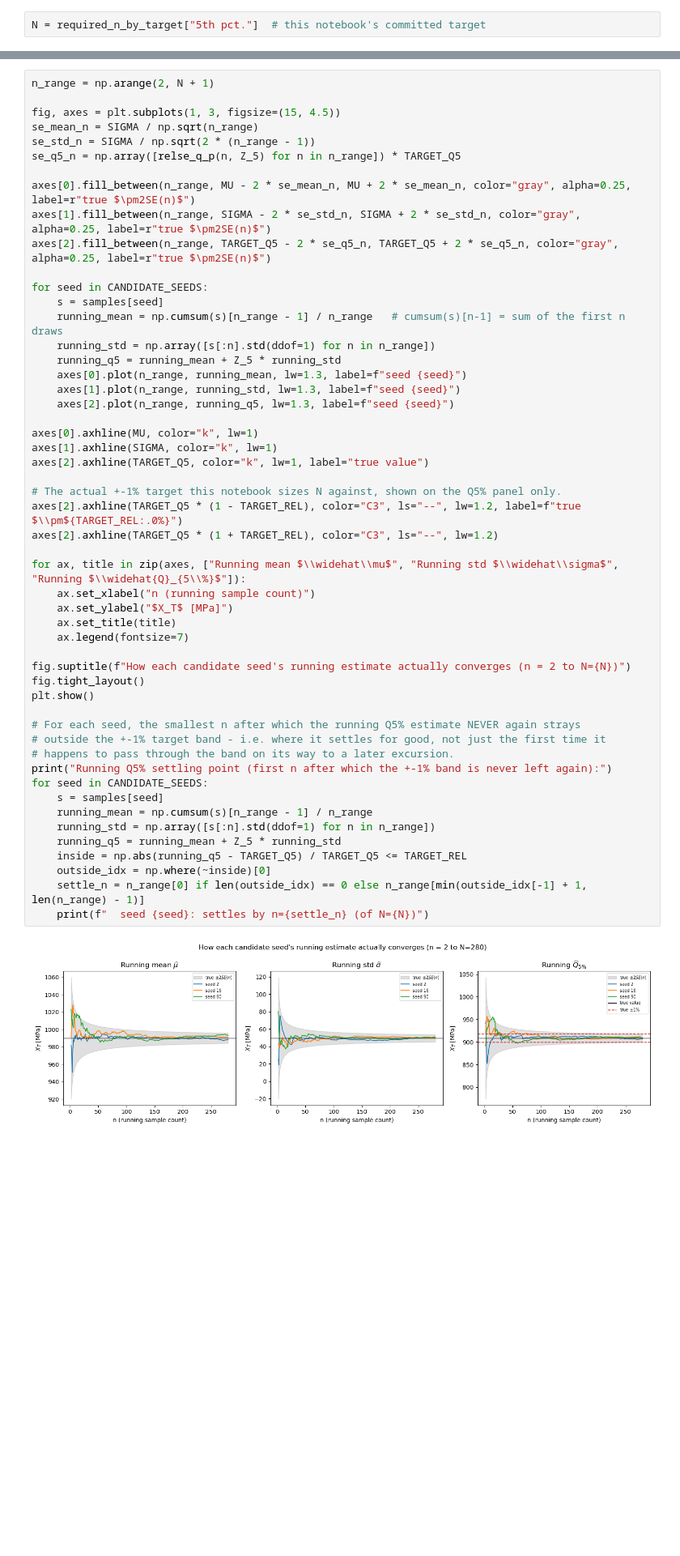
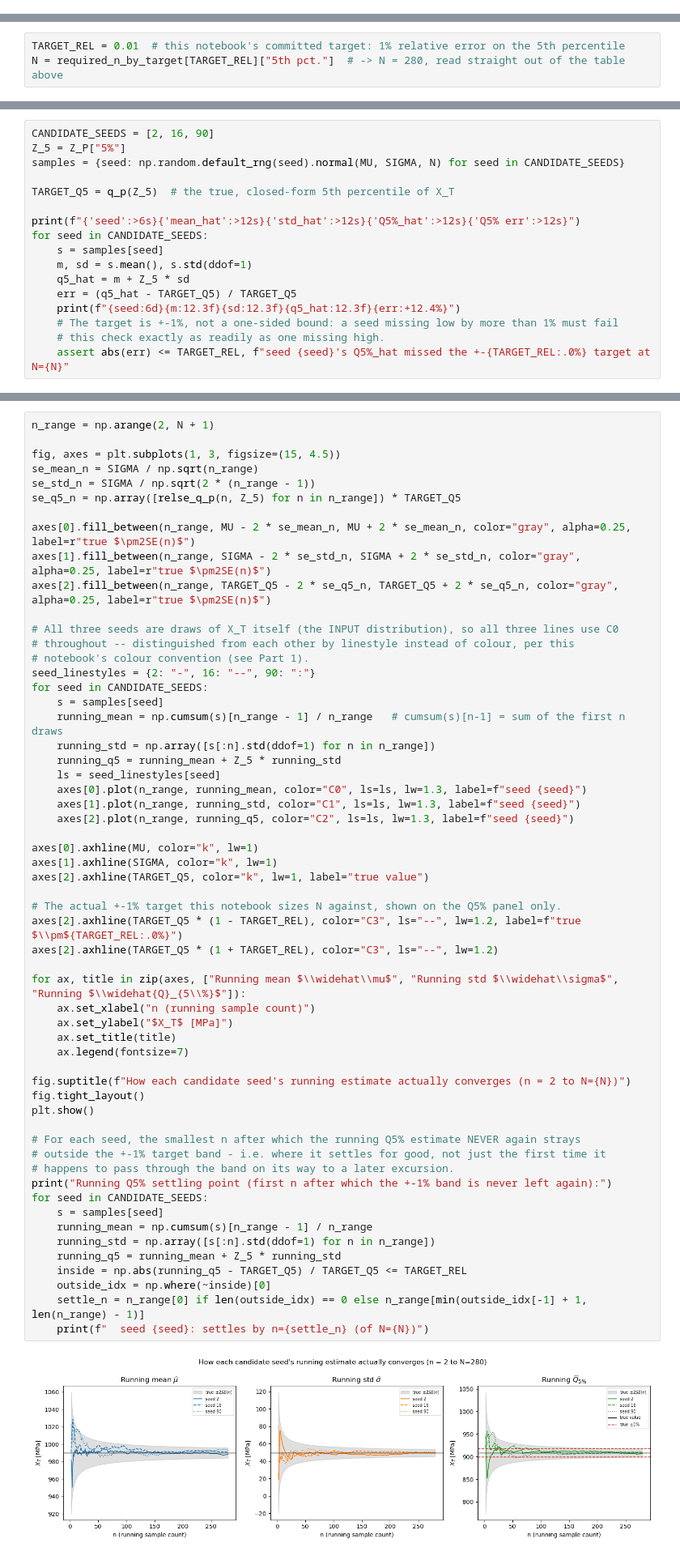
Before and after one commit to fmamitrotta/progressive-damage-uq-jupyter, a Jupyter notebook: notebooks/02_monte_carlo_fiber_strength.ipynb, the cells around one changed output, grey strips where cells are left out. Shown at 81% size. Cells and saved outputs as stored; diff of their text form; blank space fills up the shorter version.

```diff
--- a/notebooks/02_monte_carlo_fiber_strength.ipynb
+++ b/notebooks/02_monte_carlo_fiber_strength.ipynb
@@ -628,2 +0,0 @@ problem, with no closed form to lean on, would actually require.
-# %%
-N = required_n_by_target["5th pct."]  # this notebook's committed target
@@ -656,0 +660,3 @@ for seed in CANDIDATE_SEEDS:
+# %%
+TARGET_REL = 0.01  # this notebook's committed target: 1% relative error on the 5th percentile
+N = required_n_by_target[TARGET_REL]["5th pct."]  # -> N = 280, read straight out of the table above
@@ -656,0 +670,17 @@ for seed in CANDIDATE_SEEDS:
+# %%
+CANDIDATE_SEEDS = [2, 16, 90]
+Z_5 = Z_P["5%"]
+samples = {seed: np.random.default_rng(seed).normal(MU, SIGMA, N) for seed in CANDIDATE_SEEDS}
+
+TARGET_Q5 = q_p(Z_5)  # the true, closed-form 5th percentile of X_T
+
+print(f"{'seed':>6s}{'mean_hat':>12s}{'std_hat':>12s}{'Q5%_hat':>12s}{'Q5% err':>12s}")
+for seed in CANDIDATE_SEEDS:
+    s = samples[seed]
+    m, sd = s.mean(), s.std(ddof=1)
+    q5_hat = m + Z_5 * sd
+    err = (q5_hat - TARGET_Q5) / TARGET_Q5
+    print(f"{seed:6d}{m:12.3f}{sd:12.3f}{q5_hat:12.3f}{err:+12.4%}")
+    # The target is +-1%, not a one-sided bound: a seed missing low by more than 1% must fail
+    # this check exactly as readily as one missing high.
+    assert abs(err) <= TARGET_REL, f"seed {seed}'s Q5%_hat missed the +-{TARGET_REL:.0%} target at N={N}"
@@ -674,48 +709,53 @@ axes[0].fill_between(n_range, MU - 2 * se_mean_n, MU + 2 * se_mean_n, color="gra
 axes[1].fill_between(n_range, SIGMA - 2 * se_std_n, SIGMA + 2 * se_std_n, color="gray", alpha=0.25, label=r"true $\pm2SE(n)$")
 axes[2].fill_between(n_range, TARGET_Q5 - 2 * se_q5_n, TARGET_Q5 + 2 * se_q5_n, color="gray", alpha=0.25, label=r"true $\pm2SE(n)$")
 
+# All three seeds are draws of X_T itself (the INPUT distribution), so all three lines use C0
+# throughout -- distinguished from each other by linestyle instead of colour, per this
+# notebook's colour convention (see Part 1).
+seed_linestyles = {2: "-", 16: "--", 90: ":"}
 for seed in CANDIDATE_SEEDS:
     s = samples[seed]
     running_mean = np.cumsum(s)[n_range - 1] / n_range   # cumsum(s)[n-1] = sum of the first n draws
     running_std = np.array([s[:n].std(ddof=1) for n in n_range])
     running_q5 = running_mean + Z_5 * running_std
-    axes[0].plot(n_range, running_mean, lw=1.3, label=f"seed {seed}")
-    axes[1].plot(n_range, running_std, lw=1.3, label=f"seed {seed}")
-    axes[2].plot(n_range, running_q5, lw=1.3, label=f"seed {seed}")
+    ls = seed_linestyles[seed]
+    axes[0].plot(n_range, running_mean, color="C0", ls=ls, lw=1.3, label=f"seed {seed}")
+    axes[1].plot(n_range, running_std, color="C1", ls=ls, lw=1.3, label=f"seed {seed}")
+    axes[2].plot(n_range, running_q5, color="C2", ls=ls, lw=1.3, label=f"seed {seed}")
 
 axes[0].axhline(MU, color="k", lw=1)
 axes[1].axhline(SIGMA, color="k", lw=1)
 axes[2].axhline(TARGET_Q5, color="k", lw=1, label="true value")
 
 # The actual +-1% target this notebook sizes N against, shown on the Q5% panel only.
 axes[2].axhline(TARGET_Q5 * (1 - TARGET_REL), color="C3", ls="--", lw=1.2, label=f"true $\\pm${TARGET_REL:.0%}")
 axes[2].axhline(TARGET_Q5 * (1 + TARGET_REL), color="C3", ls="--", lw=1.2)
 
 for ax, title in zip(axes, ["Running mean $\\widehat\\mu$", "Running std $\\widehat\\sigma$", "Running $\\widehat{Q}_{5\\%}$"]):
     ax.set_xlabel("n (running sample count)")
     ax.set_ylabel("$X_T$ [MPa]")
     ax.set_title(title)
     ax.legend(fontsize=7)
 
 fig.suptitle(f"How each candidate seed's running estimate actually converges (n = 2 to N={N})")
 fig.tight_layout()
 plt.show()
 
 # For each seed, the smallest n after which the running Q5% estimate NEVER again strays
 # outside the +-1% target band - i.e. where it settles for good, not just the first time it
 # happens to pass through the band on its way to a later excursion.
 print("Running Q5% settling point (first n after which the +-1% band is never left again):")
 for seed in CANDIDATE_SEEDS:
     s = samples[seed]
     running_mean = np.cumsum(s)[n_range - 1] / n_range
     running_std = np.array([s[:n].std(ddof=1) for n in n_range])
     running_q5 = running_mean + Z_5 * running_std
     inside = np.abs(running_q5 - TARGET_Q5) / TARGET_Q5 <= TARGET_REL
     outside_idx = np.where(~inside)[0]
     settle_n = n_range[0] if len(outside_idx) == 0 else n_range[min(outside_idx[-1] + 1, len(n_range) - 1)]
     print(f"  seed {seed}: settles by n={settle_n} (of N={N})")
 # %% [output]
-[figure, old version]
+[figure, new version]
 Running Q5% settling point (first n after which the +-1% band is never left again):
   seed 2: settles by n=28 (of N=280)
   seed 16: settles by n=76 (of N=280)
```
Also changed, not shown: parts of 144 cells of this notebook, 2 other files.
